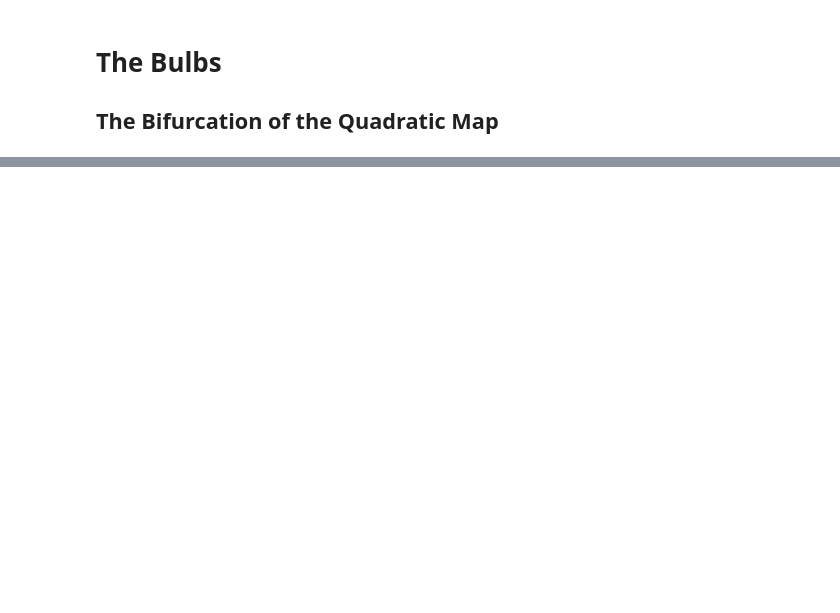
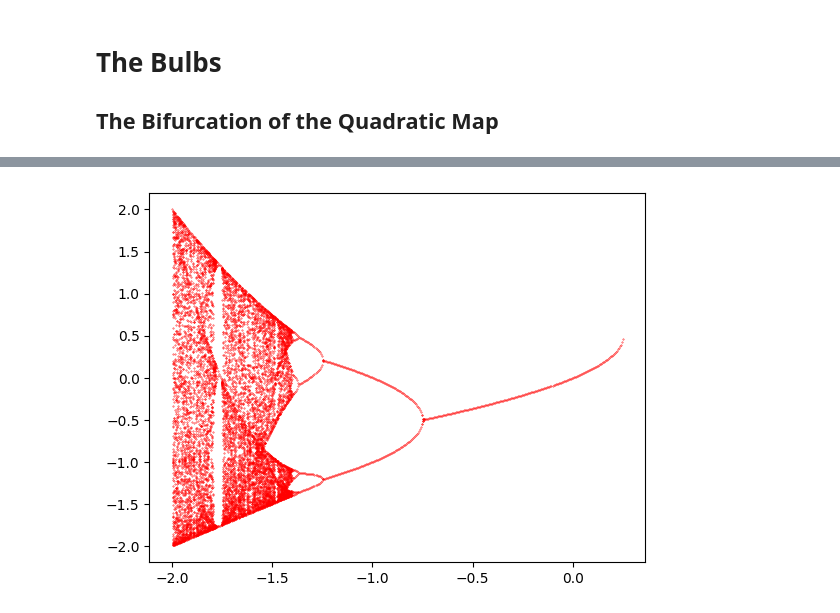
Before and after one commit to shouryaeaga/shouryaeaga.github.io, a Jupyter notebook: posts/explaining_the_mandelbrot_set/index.ipynb, the cells around one changed output, grey strips where cells are left out. Drawn from its saved outputs; the diff is of its cells as text; code cells hidden in the pictures; blank space fills up the shorter version.

Commit message:
bifurcation diagram

```diff
--- a/posts/explaining_the_mandelbrot_set/index.ipynb
+++ b/posts/explaining_the_mandelbrot_set/index.ipynb
@@ -99,0 +150,32 @@ Here we see the most famous fractal in mathematics - the Mandelbrot set, which w
+# %%
+#| label: fig-bifurcation-diagram
+#| fig-cap: "Bifurcation diagram of the quadratic map"
+#| warning: false
+
+P = np.linspace(-2, 1, 600)
+X = []
+Y = []
+
+for u in P:
+    point = 0 + u
+    for i in range(600):
+        point = point**2 + u
+        if abs(point) > 2:
+            break
+    else:
+
+        points = []
+        for i in range(100):
+            point = point**2 + u
+            new_point = round(point, 3)
+            if new_point not in points:
+                points.append(new_point)
+
+        X.append([u] * len(points))
+        Y.append(points)
+X= [item for sublist in X for item in sublist]
+Y= [item for sublist in Y for item in sublist]
+plt.scatter(X, Y, s=0.1, color='red')
+plt.show()
+# %% [output]
+[figure, added]
```
Also changed, not shown: parts of 7 cells of this notebook, 12 other files.
